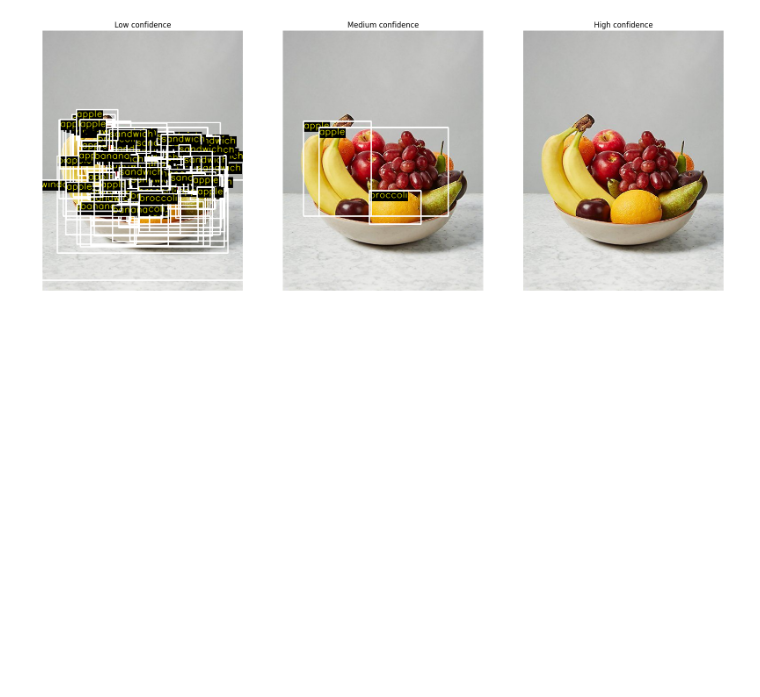
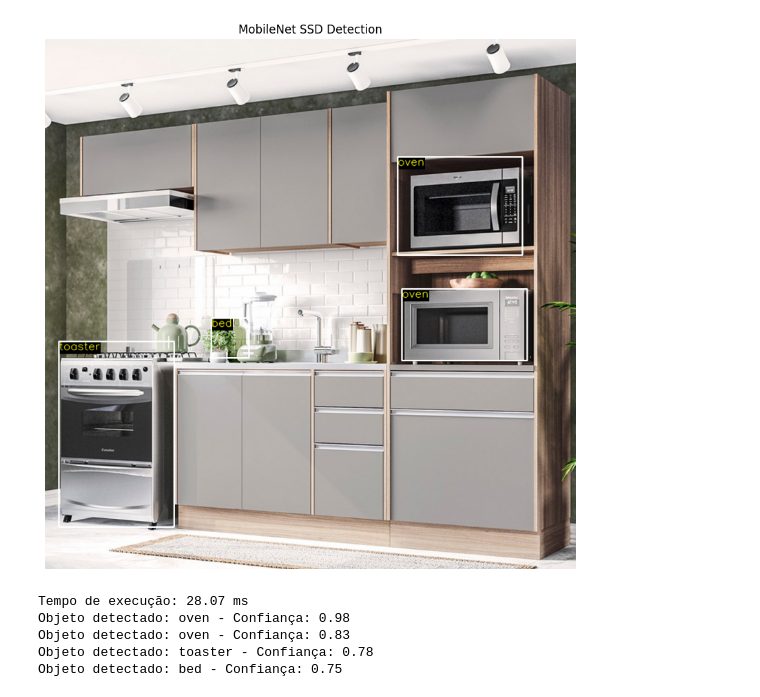
Before and after one commit to Lucas-serejo/projeto-visao-computacional-2025.1, a Jupyter notebook: AC/AC6/deteccao_obj_ssd.ipynb, the cells around one changed output. Drawn from its saved outputs; the diff is of its cells as text; code cells hidden in the pictures; blank space fills up the shorter version.

```diff
--- a/AC/AC6/deteccao_obj_ssd.ipynb
+++ b/AC/AC6/deteccao_obj_ssd.ipynb
@@ -1,6 +1,4 @@
 # %%
-# Detecção de Objetos com MobileNet SSD v2 (COCO) na imagem de brinquedos
-
 import cv2
 import numpy as np
 import matplotlib.pyplot as plt
@@ -10,7 +8,7 @@ import sys
 modelFile = "resources/ssd_mobilenet_frozen_inference_graph.pb"
 configFile = "resources/ssd_mobilenet_v2_coco_2018_03_29.pbtxt"
 classFile = "resources/object_detection_classes_coco.txt"
-imageFile = "images/frutas.jpg"
+imagePath = "images/cozinha.jpg"
 
 # Carregar labels
 with open(classFile) as f:
@@ -20,56 +18,70 @@ with open(classFile) as f:
 net = cv2.dnn.readNetFromTensorflow(modelFile, configFile)
 
 # Função para detecção
-
 def detect_objects(net, img):
     if img is None:
-        print(f"Erro: não foi possível carregar a imagem em {imageFile}")
+        print(f"Erro: não foi possível carregar a imagem em {imagePath}")
         sys.exit(1)
     blob = cv2.dnn.blobFromImage(img, 1.0, (300, 300), (0, 0, 0), True)
     net.setInput(blob)
     return net.forward()
 
 # Função para desenhar texto
-
 def draw_text(im, text, x, y):
     fontface = cv2.FONT_HERSHEY_SIMPLEX
     font_scale = 0.7
     thickness = 1
     textSize = cv2.getTextSize(text, fontface, font_scale, thickness)[0]
     baseline = cv2.getTextSize(text, fontface, font_scale, thickness)[1]
     cv2.rectangle(im, (x, y), (x + textSize[0], y + textSize[1] + baseline), (0, 0, 0), cv2.FILLED)
     cv2.putText(im, text, (x, y + textSize[1]), fontface, font_scale, (0, 255, 255), thickness, cv2.LINE_AA)
 
 # Função para desenhar objetos com threshold
-
-def draw_objects(im, objects, threshold=0.25):
+def draw_objects(im, objects, threshold=0.4):
     rows, cols = im.shape[:2]
     for i in range(objects.shape[2]):
         classId = int(objects[0, 0, i, 1])
         score = float(objects[0, 0, i, 2])
         x = int(objects[0, 0, i, 3] * cols)
         y = int(objects[0, 0, i, 4] * rows)
         w = int(objects[0, 0, i, 5] * cols - x)
         h = int(objects[0, 0, i, 6] * rows - y)
         if score > threshold:
             draw_text(im, "{}".format(labels[classId]), x, y)
             cv2.rectangle(im, (x, y), (x + w, y + h), (255, 255, 255), 2)
     return cv2.cvtColor(im, cv2.COLOR_BGR2RGB)
 
 # Carregar imagem e detectar
-image = cv2.imread(imageFile)
+image = cv2.imread(imagePath)
 detections = detect_objects(net, image)
 
-# Aplicar diferentes thresholds
-low = draw_objects(image.copy(), detections, 0.0)
-mid = draw_objects(image.copy(), detections, 0.3)
-high = draw_objects(image.copy(), detections, 0.9)
+# Desenhar resultados e mostrar
+output = draw_objects(image.copy(), detections, 0.4)
+plt.figure(figsize=(14, 10))
+plt.imshow(output)
+plt.axis("off")
+plt.title("MobileNet SSD Detection")
+plt.show()
 
-# Exibir comparações
-plt.figure(figsize=(20, 8))
-plt.subplot(131); plt.axis('off'); plt.imshow(low); plt.title('Low confidence')
-plt.subplot(132); plt.axis('off'); plt.imshow(mid); plt.title('Medium confidence')
-plt.subplot(133); plt.axis('off'); plt.imshow(high); plt.title('High confidence')
-plt.show()
+# Medir tempo de execução
+start = cv2.getTickCount()
+detections = detect_objects(net, image)
+end = cv2.getTickCount()
+execution_time_ms = (end - start) * 1000 / cv2.getTickFrequency()
+
+print(f"Tempo de execução: {execution_time_ms:.2f} ms")
+
+# Listar objetos detectados
+for i in range(detections.shape[2]):
+    confidence = float(detections[0, 0, i, 2])
+    if confidence > 0.4:
+        class_id = int(detections[0, 0, i, 1])
+        label = labels[class_id]
+        print(f"Objeto detectado: {label} - Confiança: {confidence:.2f}")
 # %% [output]
-[figure, old version]
+[figure, new version]
+Tempo de execução: 28.07 ms
+Objeto detectado: oven - Confiança: 0.98
+Objeto detectado: oven - Confiança: 0.83
+Objeto detectado: toaster - Confiança: 0.78
+Objeto detectado: bed - Confiança: 0.75
```
Also changed, not shown: 4 other files.
